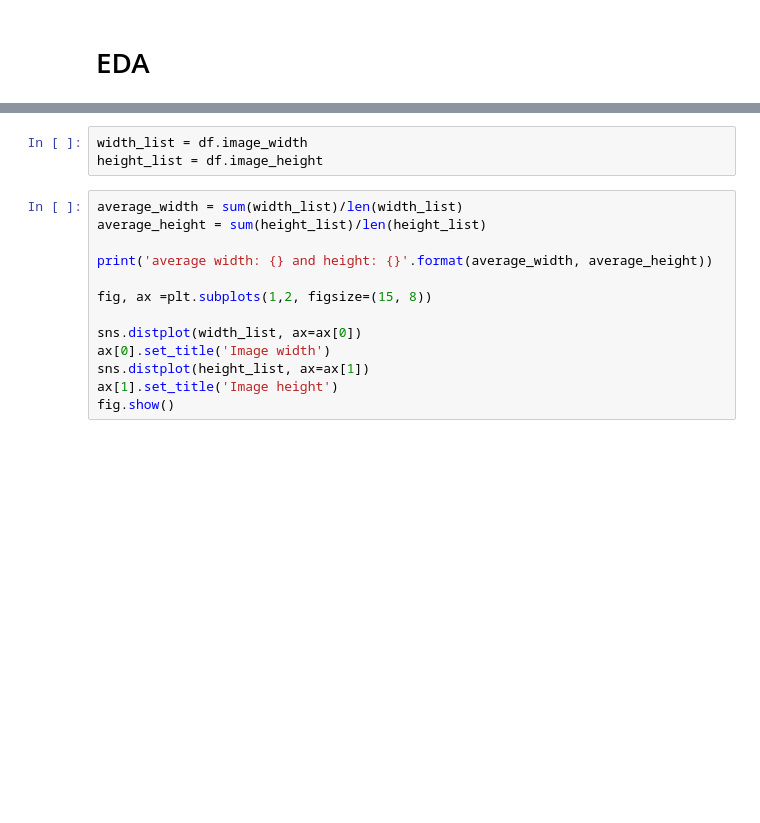
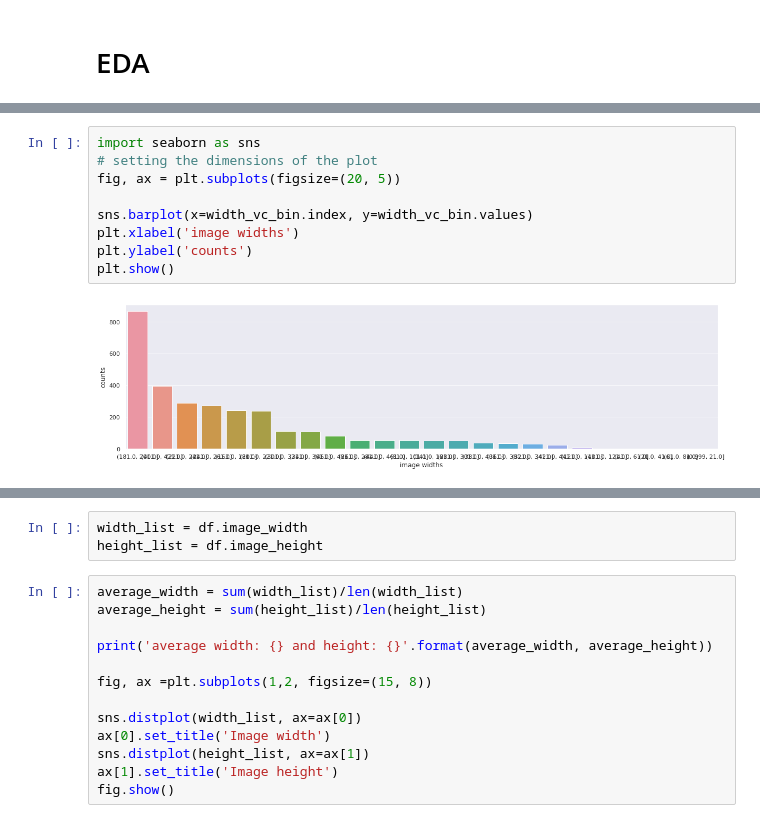
Before and after one commit to udaylunawat/Whats-this-rock, a Jupyter notebook: notebooks/EDA.ipynb, the cells around one changed output, grey strips where cells are left out. Drawn from its saved outputs; the diff is of its cells as text; blank space fills up the shorter version.

```diff
--- a/notebooks/EDA.ipynb
+++ b/notebooks/EDA.ipynb
@@ -159,0 +360,11 @@ memory usage: 91.1+ KB
+# %%
+import seaborn as sns
+# setting the dimensions of the plot
+fig, ax = plt.subplots(figsize=(20, 5))
+
+sns.barplot(x=width_vc_bin.index, y=width_vc_bin.values)
+plt.xlabel('image widths')
+plt.ylabel('counts')
+plt.show()
+# %% [output]
+[figure, added]
```
Also changed, not shown: parts of 40 cells of this notebook, 2 other files.
